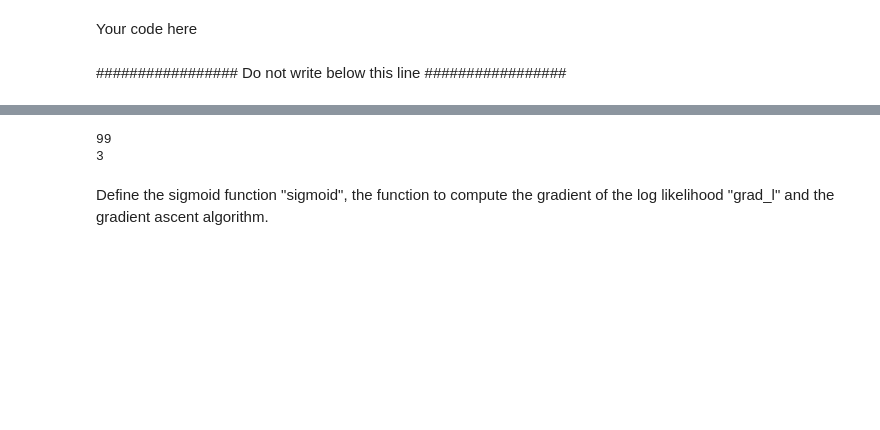
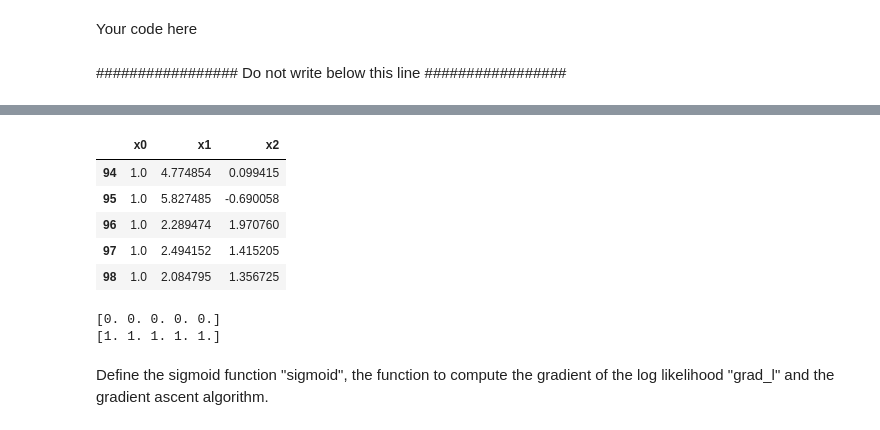
Before and after one commit to senad96/Second-Assignment-DataScience, a Jupyter notebook: FDS_Exercise_2_new_assigned.ipynb, the cells around one changed output, grey strips where cells are left out. Saved outputs shown, nothing was run; the diff lists cells and outputs as text; code cells hidden in the pictures; blank space fills up the shorter version.

```diff
--- a/FDS_Exercise_2_new_assigned.ipynb
+++ b/FDS_Exercise_2_new_assigned.ipynb
@@ -155,10 +155,19 @@ y = (y-min(y))/(max(y)-min(y))
+# %%
+show_x.tail(5)
+# %% [output]
+|  | x0 | x1 | x2 |
+| 94 | 1.0 | 4.774854 | 0.099415 |
+| 95 | 1.0 | 5.827485 | -0.690058 |
+| 96 | 1.0 | 2.289474 | 1.970760 |
+| 97 | 1.0 | 2.494152 | 1.415205 |
+| 98 | 1.0 | 2.084795 | 1.356725 |
 # %%
 [y[:5],y[-5:]] # Plot the first and last 5 lines of y
-print(len(x))
-print(x.shape[1])
+print(y[:5])
+print(y[-5:])
 # %% [output]
-99
-3
+[0. 0. 0. 0. 0.]
+[1. 1. 1. 1. 1.]
 # %% [markdown]
 Define the sigmoid function "sigmoid", the function to compute the gradient of the log likelihood  "grad_l" and the gradient ascent algorithm.
 # %% [markdown]
```
Also changed, not shown: parts of 20 cells of this notebook.
